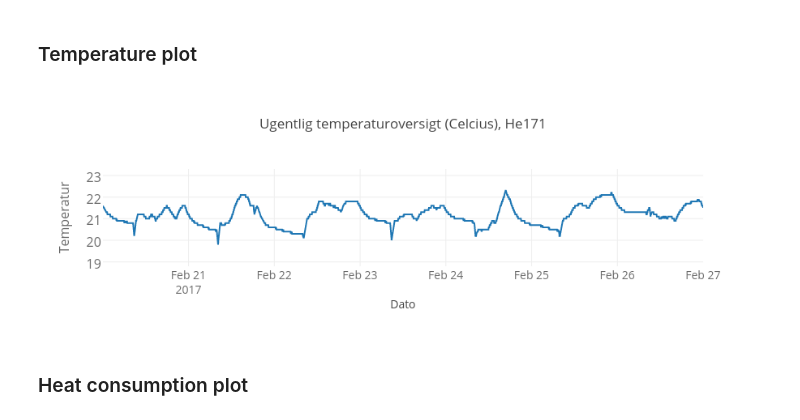
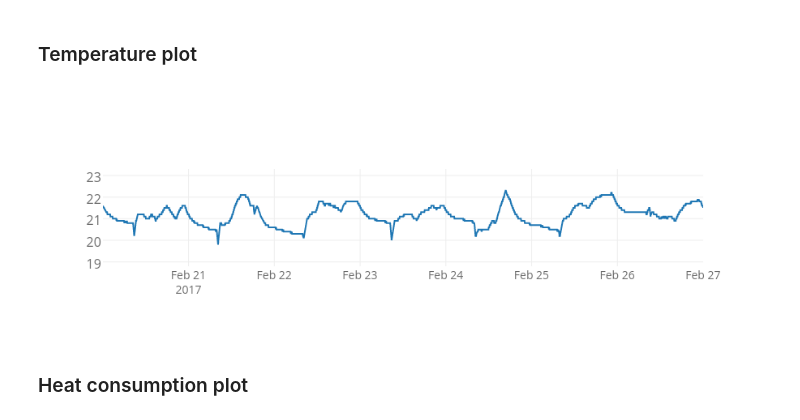
Before and after one commit to frksteenhoff/02806_SDA, a Jupyter notebook: AA-Data_Extract-Visualization-Anne.ipynb, the cells around one changed output. Drawn from its saved outputs; the diff is of its cells as text; code cells hidden in the pictures.

```diff
--- a/AA-Data_Extract-Visualization-Anne.ipynb
+++ b/AA-Data_Extract-Visualization-Anne.ipynb
@@ -506,0 +518,32 @@ Number of files: 3
+# %%
+# files for room data
+all_time_liv = pd.DataFrame()
+all_time_bed = pd.DataFrame()
+
+liv_pattern = (re.compile(livingroom_pattern))
+bed_pattern = (re.compile(bedroom_pattern))
+
+# Merge all files for given room (living room (+ kitchen/upstairs), bedroom)
+for room_file in netatmo_files:
+    if liv_pattern.match(room_file):
+        # read file
+        liv_data = pd.read_excel(room_file)
+        # Change range of data and give new column names
+        liv_data.columns = liv_data.iloc[1,:]
+        liv_data = liv_data.drop(liv_data.index[[0,1]])
+
+        # Add content to all time data file
+        all_time_liv.append([liv_data])
+
+    elif bed_pattern.match(room_file):
+        # read file
+        bed_data = pd.read_excel(room_file)
+        # Change range of data and give new column names
+        bed_data.columns = bed_data.iloc[1,:]
+        bed_data = bed_data.drop(bed_data.index[[0,1]])
+
+        # Add content to all time data file
+        all_time_bed.append([bed_data])
+
+    else:
+         print "Error! File: %s missing room classification!" % room_file
@@ -629,46 +790,46 @@ data = [trace1]
 
 # Setting layout details for plot
 layout = go.Layout(
-    title='Ugentlig temperaturoversigt (Celcius), ' + location_name,
-    autosize=False,
-    width=900,
-    height=300,
+    autosize = False,
+    width = 900,
+    height = 300,
+    paper_bgcolor = 'rgba(0, 0, 0, 0)',
+    plot_bgcolor = "rgba(0, 0, 0, 0)",
+    showlegend = False,
 
     xaxis=dict(
-        title='Dato',
         tickfont=dict(
             size=14,
             color=ticksAxes
         )
     ),
 
     yaxis=dict(
         range=[min(list(netatmo_data.Temperature))-1,max(list(netatmo_data.Temperature))+1],
-        title='Temperatur',
         zeroline=True,
         titlefont=dict(
             size=16,
             color=ticksAxes
         ),
         tickfont=dict(
             size=16,
             color=ticksAxes
         )
     ),
 
     legend=dict(
         x=0,
         y=1.0,
         bgcolor=bgBorder,
         bordercolor=bgBorder
     )
 )
 
 fig = go.Figure(data=data, layout=layout)
 py.image.save_as(fig, filename=fullPathToPlot)
 Image(fullPathToPlot) # Display a static image
 # %% [output]
-[figure, old version]
+[figure, new version]
 # %% [markdown]
 ### Heat consumption plot
 # %%
```
Also changed, not shown: parts of 39 cells of this notebook, 3 other files.
